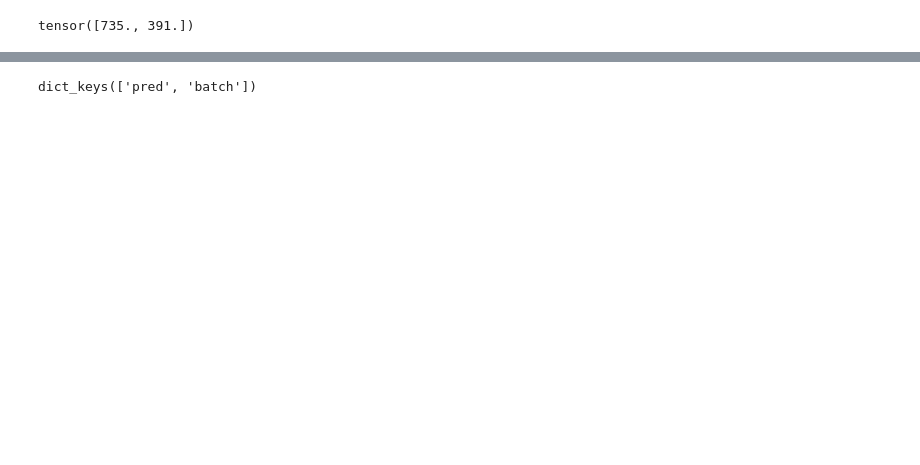
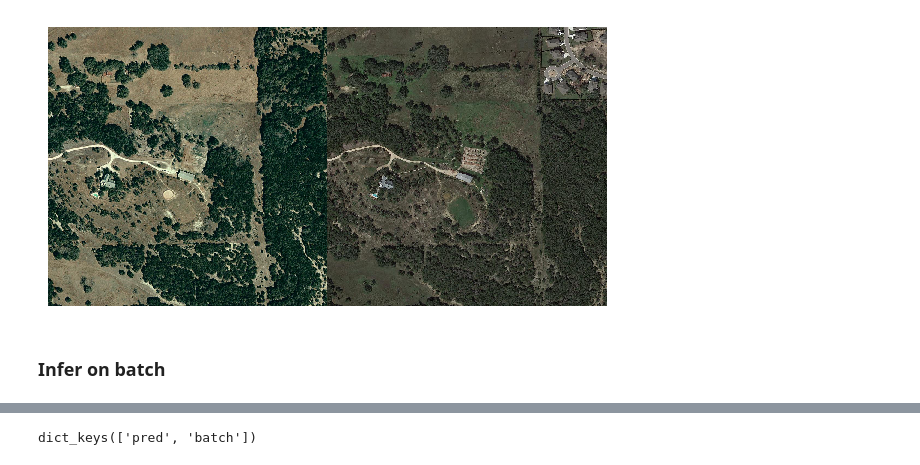
Before and after one commit to brustt/stylo_magique_intership_ign, a Jupyter notebook: notebooks/segment_any_change/inference.ipynb, the cells around one changed output, grey strips where cells are left out. Cells and saved outputs as stored; diff of their text form; code cells hidden in the pictures; blank space fills up the shorter version.

```diff
--- a/notebooks/segment_any_change/inference.ipynb
+++ b/notebooks/segment_any_change/inference.ipynb
@@ -29,12 +29,14 @@ from segment_any_change.config_run import load_default_exp_params
 from segment_any_change.utils import to_numpy, SegAnyChangeVersion, show_img, show_pair_img, show_prediction_sample, load_img
 from segment_any_change.inference import partial_inference, infer_on_sample
 # %%
-pair_img = load_levircd_sample(1, seed=42)
+pair_img = load_levircd_sample(size=None, data_type="test", seed=8)
 path_label,path_A, path_B = pair_img.iloc[0]
 # %%
 img_B = load_img(path_B)
 img_A = load_img(path_A)
-# %%
-torch.flip(torch.as_tensor([391., 735.]), dims=(0,))
-# %% [output]
-tensor([735., 391.])
+# %%
+show_pair_img(img_A, img_B)
+# %% [output]
+[figure, added]
+# %% [markdown]
+### Infer on batch
```
Also changed, not shown: parts of 8 cells of this notebook, 8 other files.
